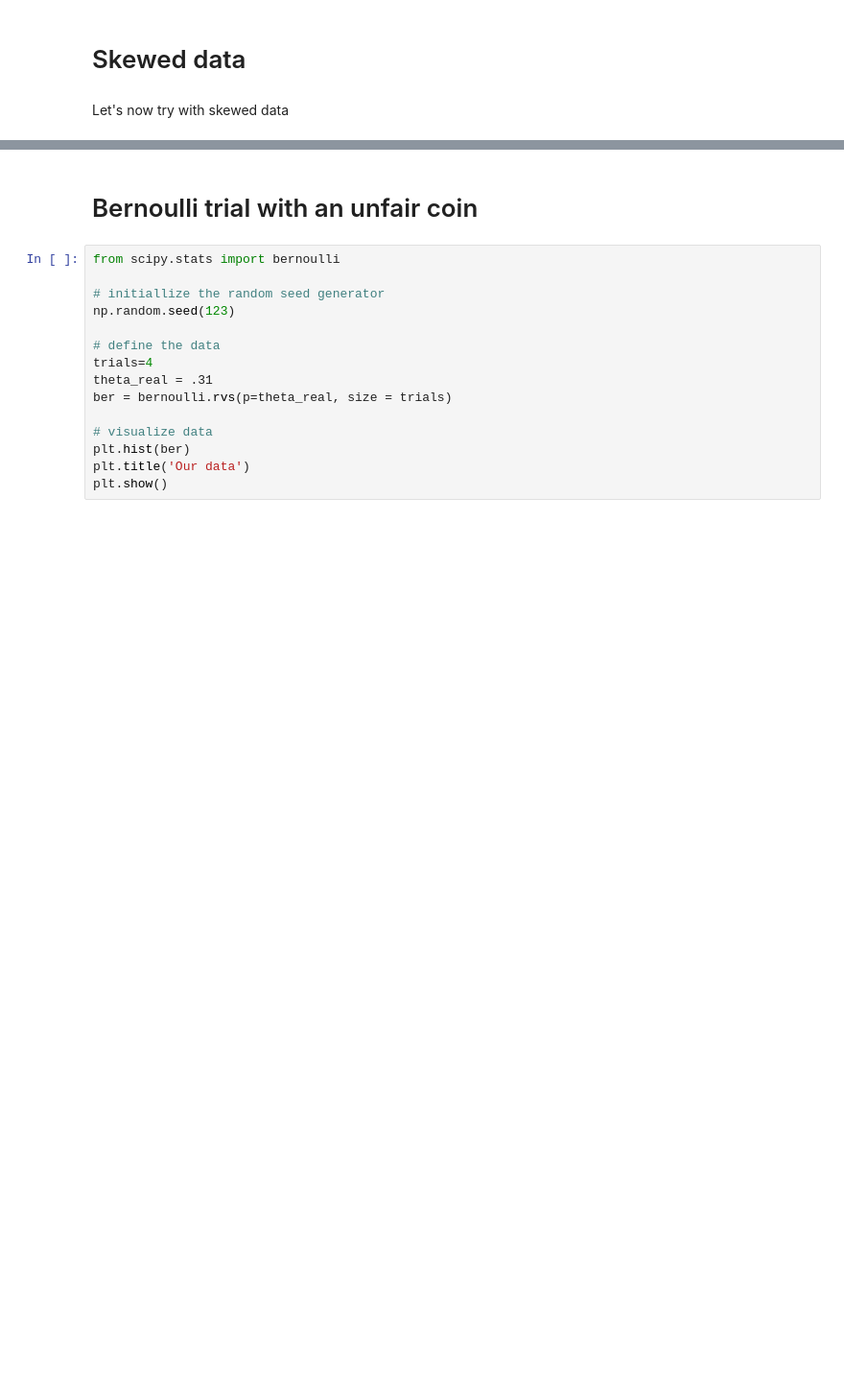
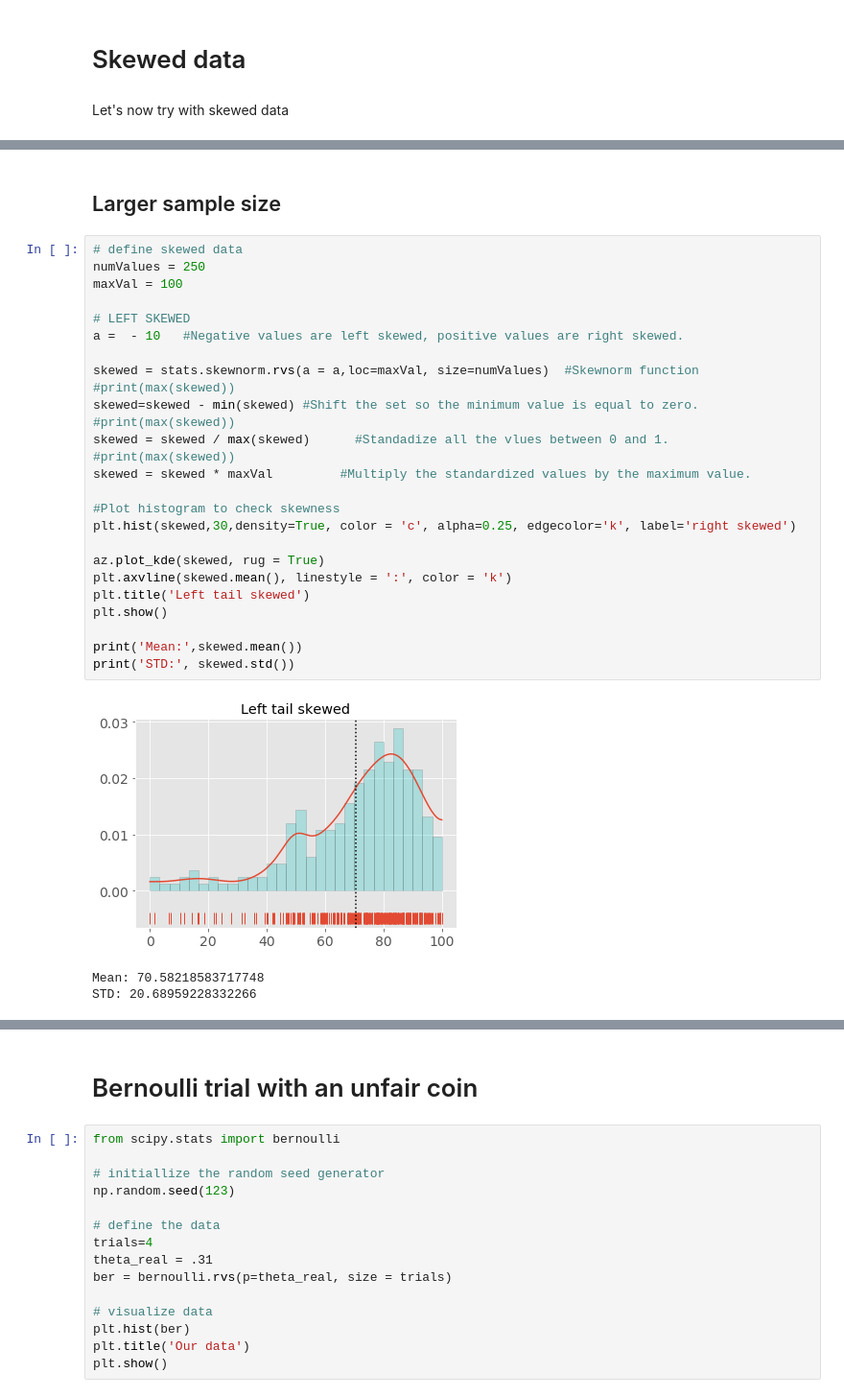
Before and after one commit to dmculiac/Bayesian-paradigm-and-probabilistic-computing, a Jupyter notebook: Bayesian paradigm .ipynb, the cells around one changed output, grey strips where cells are left out. Shown at 96% size. Saved outputs shown, nothing was run; the diff lists cells and outputs as text; blank space fills up the shorter version.

```diff
--- a/Bayesian paradigm .ipynb
+++ b/Bayesian paradigm .ipynb
@@ -234,0 +245,32 @@ arviz.data.io_pymc3 - WARNING - posterior predictive shape not compatible with n
+# %% [markdown]
+## Larger sample size
+# %%
+# define skewed data
+numValues = 250
+maxVal = 100
+
+# LEFT SKEWED
+a =  - 10   #Negative values are left skewed, positive values are right skewed.
+
+skewed = stats.skewnorm.rvs(a = a,loc=maxVal, size=numValues)  #Skewnorm function
+#print(max(skewed))
+skewed=skewed - min(skewed) #Shift the set so the minimum value is equal to zero.
+#print(max(skewed))
+skewed = skewed / max(skewed)      #Standadize all the vlues between 0 and 1.
+#print(max(skewed))
+skewed = skewed * maxVal         #Multiply the standardized values by the maximum value.
+
+#Plot histogram to check skewness
+plt.hist(skewed,30,density=True, color = 'c', alpha=0.25, edgecolor='k', label='right skewed')
+
+az.plot_kde(skewed, rug = True)
+plt.axvline(skewed.mean(), linestyle = ':', color = 'k')
+plt.title('Left tail skewed')
+plt.show()
+
+print('Mean:',skewed.mean())
+print('STD:', skewed.std())
+# %% [output]
+[figure, added]
+Mean: 70.58218583717748
+STD: 20.68959228332266
```
Also changed, not shown: parts of 14 cells of this notebook.
